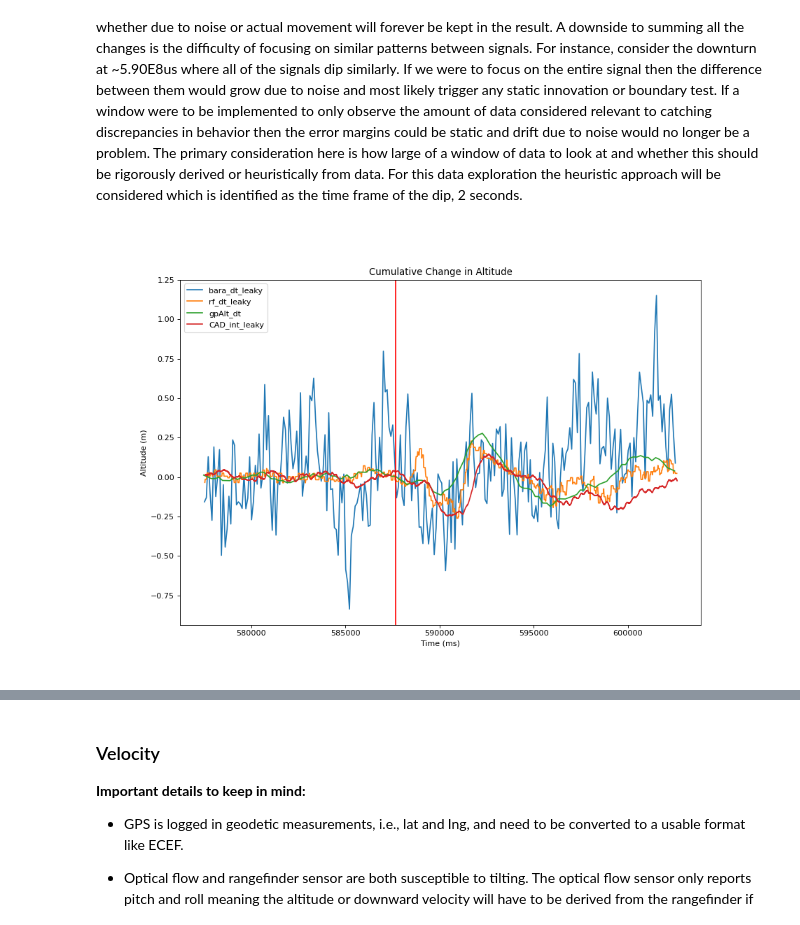
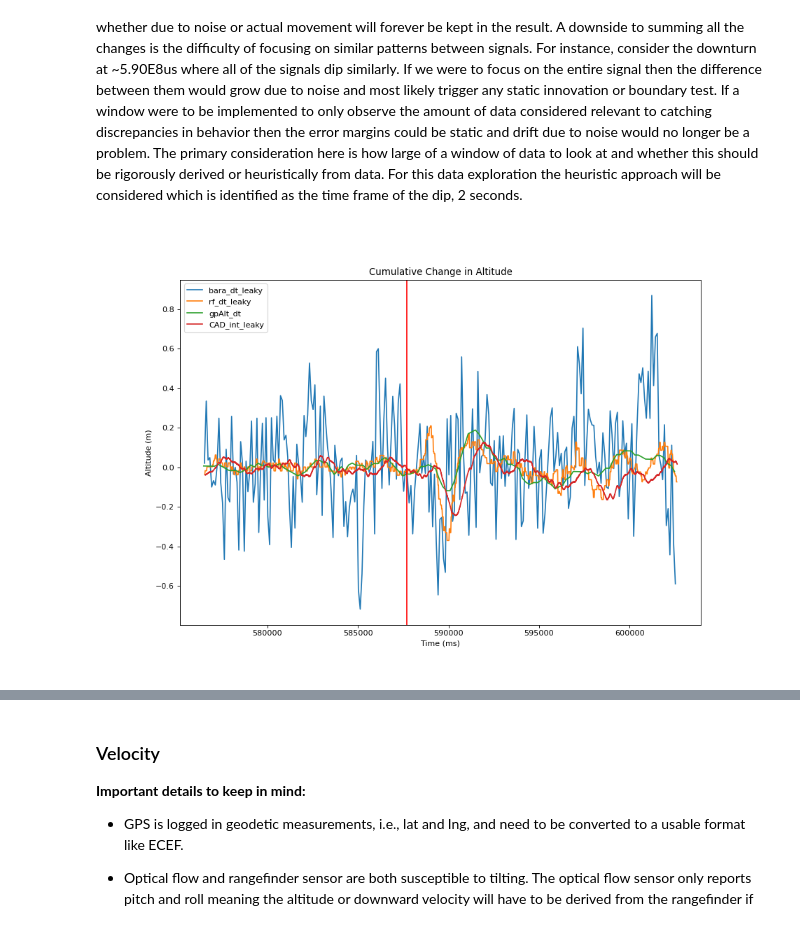
Before and after one commit to BaileySri/Practical-Software-Defense-for-GPS-Spoofing-on-a-Hobby-UAV-Offline, a Jupyter notebook: notebooks/0.1-bks-attack-idle.ipynb, the cells around one changed output, grey strips where cells are left out. Cells and saved outputs as stored; diff of their text form; code cells hidden in the pictures.

```diff
--- a/notebooks/0.1-bks-attack-idle.ipynb
+++ b/notebooks/0.1-bks-attack-idle.ipynb
@@ -302,25 +306,28 @@ approach will be considered which is identified as the time frame of the dip,
 # %%
 from math import floor
 
+#Window duration
+window = 1
+
 #Each signal has different window size
-acc_size = floor(2000000/cUS.cUS.diff().mean())
-rf_size = floor(2000/rfMS.rfMS.diff().mean())
-gps_size = floor(2000/gpsMS.gpsMS.diff().mean())
-bar_size = floor(2000/barms.barms.diff().mean())
+acc_size = floor(window * 1000000/cUS.cUS.diff().mean())
+rf_size = floor(window * 1000/rfMS.rfMS.diff().mean())
+gps_size = floor(window * 1000/gpsMS.gpsMS.diff().mean())
+bar_size = floor(window * 1000/barms.barms.diff().mean())
 
 simple_time_plot([barms.barms[1:],
                   rfMS.rfMS[1:],
                   gpsMS.gpsMS[1:],
                   cUS.cUS[1:]/1000],
                  [linear_bias(barms.barms[1:], bar_alt, times).rolling(bar_size).sum(),
                   linear_bias(rfMS.rfMS[1:], rf_alt, times).rolling(rf_size).sum(),
                   linear_bias(gpsMS.gpsMS[1:], gp_alt, times).rolling(gps_size).sum(),
                   linear_bias(cUS.cUS[1:]/1000, acc_alt, times).rolling(acc_size).sum()],
                  atk=atk/1000,
                 title="Cumulative Change in Altitude",
                 units=["ms","Altitude (m)"])
 # %% [output]
-[figure, old version]
+[figure, new version]
 # %% [markdown]
 Windowing closed the gap between sensors significantly and provided a tighter
 grouping. Unfortunately the barometer is still rather spiky but this is still
```
Also changed, not shown: parts of 14 cells of this notebook, 2 other files.
